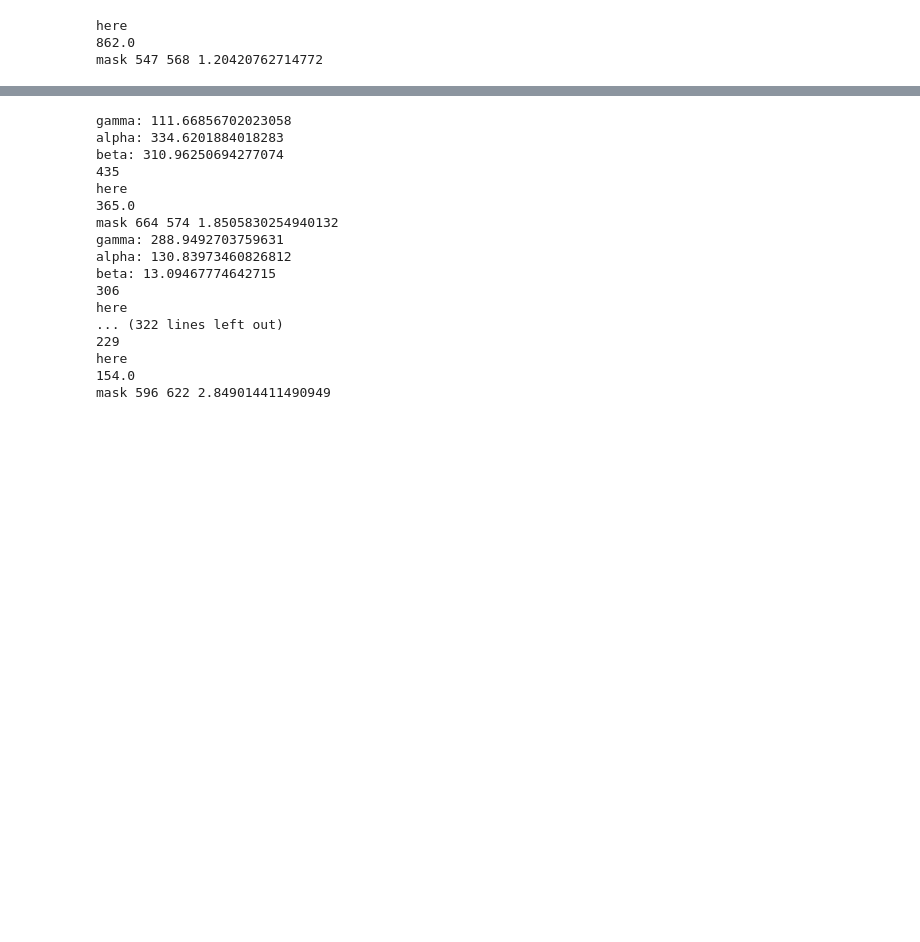
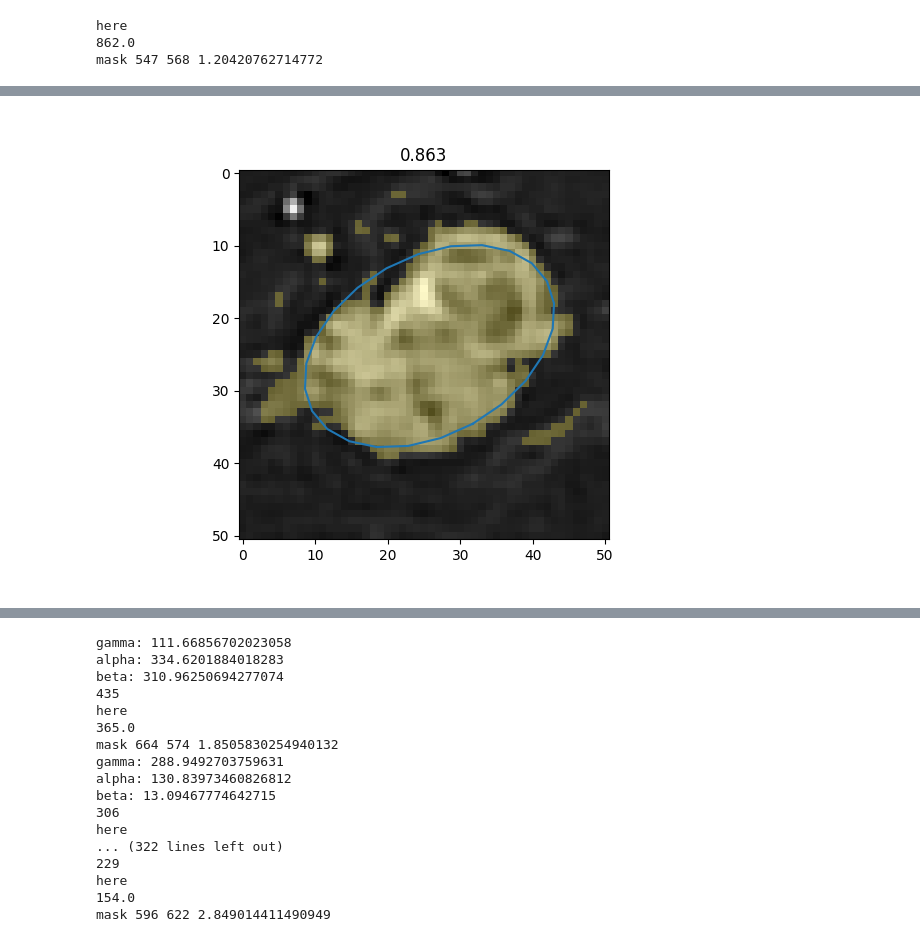
Before and after one commit to pstnmz/UQ_toolbox, a Jupyter notebook: CNN_db_creation _Ozgun.ipynb, the cells around one changed output, grey strips where cells are left out. Saved outputs shown, nothing was run; the diff lists cells and outputs as text; code cells hidden in the pictures; blank space fills up the shorter version.

```diff
--- a/CNN_db_creation _Ozgun.ipynb
+++ b/CNN_db_creation _Ozgun.ipynb
@@ -515,3 +527,7 @@ plot_1slice(final_rot_image, final_rot_mask, final_rot_mask_bb, center, slice, c
+# %%
+plot_1slice(final_rot_image, final_rot_mask, final_rot_mask_bb, center, slice, cont_ellipse_rpca, di_rpca, di_resized)
+# %% [output]
+[figure, added]
 # %%
 mip_ax=  np.max(np.array(a_im_rescaled.dataobj), axis=0)
 mip_cor= np.max(np.array(a_im_rescaled.dataobj), axis=1)
```
Also changed, not shown: parts of 17 cells of this notebook.
